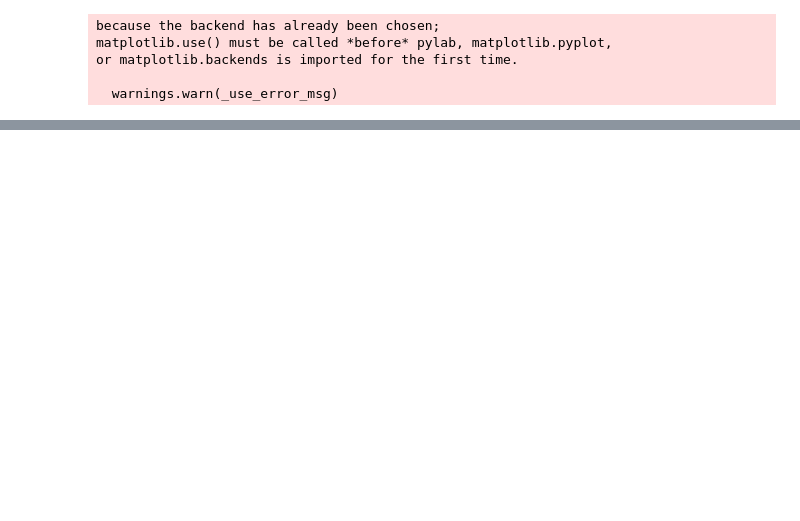
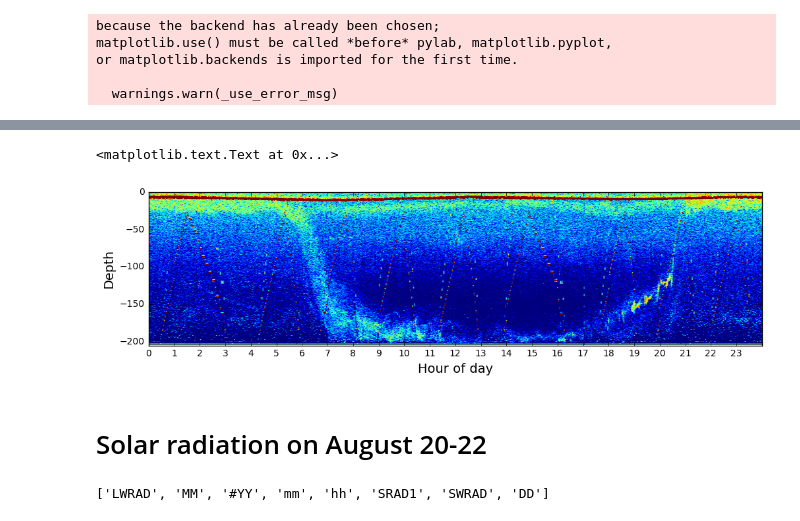
Before and after one commit to valentina-s/ooi_sonar, a Jupyter notebook: Plot echogram DVM.ipynb, the cells around one changed output, grey strips where cells are left out. Drawn from its saved outputs; the diff is of its cells as text; code cells hidden in the pictures; blank space fills up the shorter version.

```diff
--- a/Plot echogram DVM.ipynb
+++ b/Plot echogram DVM.ipynb
@@ -145,0 +183,15 @@ plt.ylabel('Depth',fontsize=14)
+# %%
+Sv_mtx_22 = Sv_mtx
+data_times_22 = data_times
+# %%
+plt.figure(figsize=(12,3))
+plt.imshow(Sv_mtx_22[2,:,:],aspect='auto',vmin=-80,vmax=-30,\
+          extent=[0,24*pings_per_hr,-bin_size*Sv_mtx_20.shape[1],0])
+plt.xticks(ping_idx,ping_labels)
+plt.xlabel('Hour of day',fontsize=14)
+plt.ylabel('Depth',fontsize=14)
+# %% [output]
+<matplotlib.text.Text at 0x...>
+[figure, added]
+# %% [markdown]
+# Solar radiation on August 20-22
@@ -145,0 +205,4 @@ plt.ylabel('Depth',fontsize=14)
+# %%
+data.keys()
+# %% [output]
+['LWRAD', 'MM', '#YY', 'mm', 'hh', 'SRAD1', 'SWRAD', 'DD']
```
Also changed, not shown: parts of 26 cells of this notebook, 7 other files.
